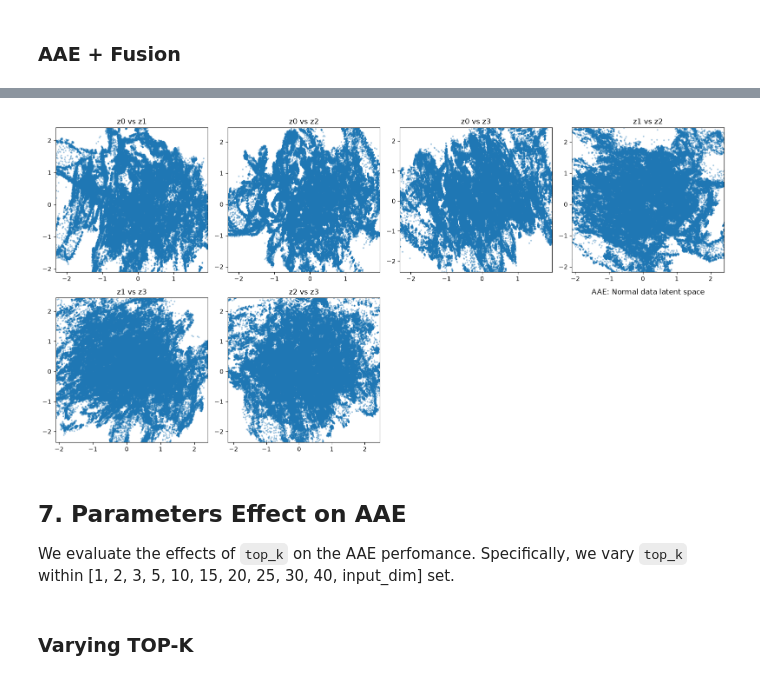
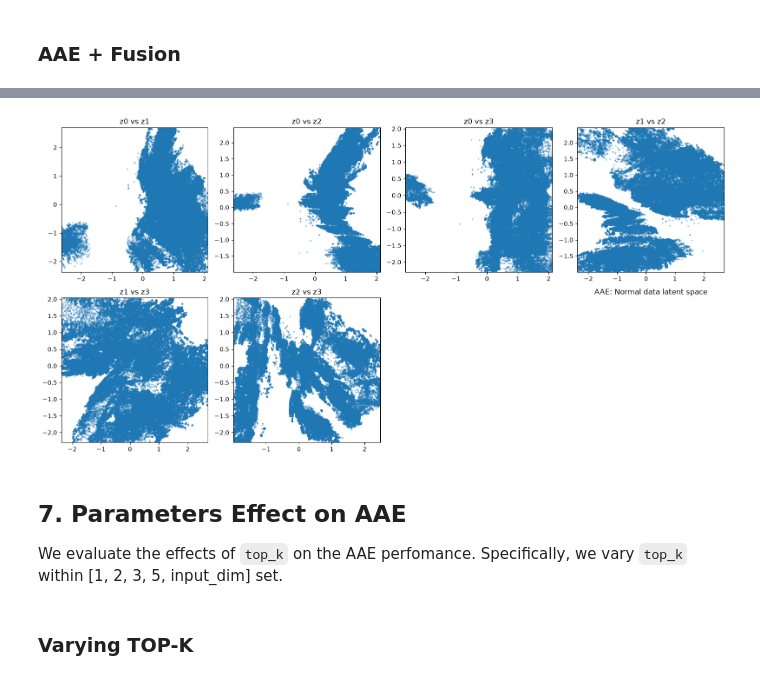
Before and after one commit to KleZeqaj/Industrial-Robot-AnomalyDetection, a Jupyter notebook: notebooks/ablation.ipynb, the cells around one changed output, grey strips where cells are left out. Cells and saved outputs as stored; diff of their text form; code cells hidden in the pictures.

Commit message:
fixed small issues in ablation + improved build_dataloader functions

```diff
--- a/notebooks/ablation.ipynb
+++ b/notebooks/ablation.ipynb
@@ -6,7 +6,16 @@
 3. AE + Fusion vs AAE + Fusion
 4. Effects of Parameteres on AAE
 # %%
-%cd ..
+from pathlib import Path
+import sys
+
+
+PROJECT_ROOT = Path.cwd()
+if not (PROJECT_ROOT / "data").exists():
+    PROJECT_ROOT = PROJECT_ROOT.parent
+
+sys.path.insert(0, str(PROJECT_ROOT))
+
 import torch
 import random
 import numpy as np
@@ -39,9 +46,9 @@ from train_aae import  (
 ## 1. Configuration
 # %%
 # Global Configurations
-DATA_DIR = "./data"
-AE_MODEL_PATH = "trained_models/ae_best.pth"
-AAE_FUSION_MODEL_PATH = "trained_models/aae_bundle_best.pth"
+DATA_DIR = PROJECT_ROOT / "data"
+AE_MODEL_PATH = PROJECT_ROOT / "trained_models/ae_best.pth"
+AAE_FUSION_MODEL_PATH = PROJECT_ROOT / "trained_models/aae_bundle_best.pth"
 SEED = 123
 BATCH_SIZE = 1024
 LATENT_DIM = 4
@@ -49,14 +56,14 @@ LR_AE = 1e-3
 LR_D = 5e-5
 LR_G = 1e-4
 PRETRAIN_EPOCHS = 25
-THRESHOLD_AE = 0.087016761302948 # from validation notebook
-THRESHOLD_AAE = 0.22363901138305664 # from validation notebook
+THRESHOLD_AE = 0.028964852914214134 # from validation notebook
+THRESHOLD_AAE = 0.0024428656324744225 # from validation notebook
 EPOCHS = 50
-TOP_K_AE = 2
-TOP_K_AAE = 2
+TOP_K_AE = 10
+TOP_K_AAE = 9
 TOP_K_AAE_FUSION = 1
 DEVICE = torch.device("cuda" if torch.cuda.is_available() else "cpu")
-N_FEATURES_RAW = np.load(DATA_DIR + "/KukaNormal.npy").shape[1]
+N_FEATURES_RAW = np.load(DATA_DIR / "KukaNormal.npy").shape[1]
 # %%
 def set_seed(seed: int) -> None:
     random.seed(seed)
@@ -189,7 +202,7 @@ Training fusion model...
 ### AAE + Fusion
 # %%
 aae, outlier_estimator, fusion_model  = load_checkpoint(AAE_FUSION_MODEL_PATH, DEVICE)
-train_loader, train_fuse_loader, val_loader, test_loader, _ = build_aae_fusion_dataloader(DATA_DIR, BATCH_SIZE, seed=SEED)
+train_loader, train_fuse_loader, val_loader, test_loader, _ = build_aae_fusion_dataloader(DATA_DIR, BATCH_SIZE, filter=True, seed=SEED)
 
 recon_scores, outlier_scores, latent_scores, labels = compute_scores(aae, test_loader, TOP_K_AAE_FUSION, outlier_estimator)
 scores = fuse_scores(fusion_model, recon_scores, outlier_scores, latent_scores)
@@ -207,8 +220,8 @@ plot_latent(aae, train_loader, LATENT_DIM, title="AAE: Normal data latent space"
-[figure, old version]
+[figure, new version]
 # %% [markdown]
 ## 7. Parameters Effect on AAE
 
-We evaluate the effects of `top_k` on the AAE perfomance. Specifically, we vary `top_k` within [1, 2, 3, 5, 10, 15, 20, 25, 30, 40, input_dim] set.
+We evaluate the effects of `top_k` on the AAE perfomance. Specifically, we vary `top_k` within [1, 2, 3, 5, input_dim] set.
 # %% [markdown]
 ### Varying TOP-K
 # %%
```
Also changed, not shown: parts of 6 cells of this notebook, 6 other files.
